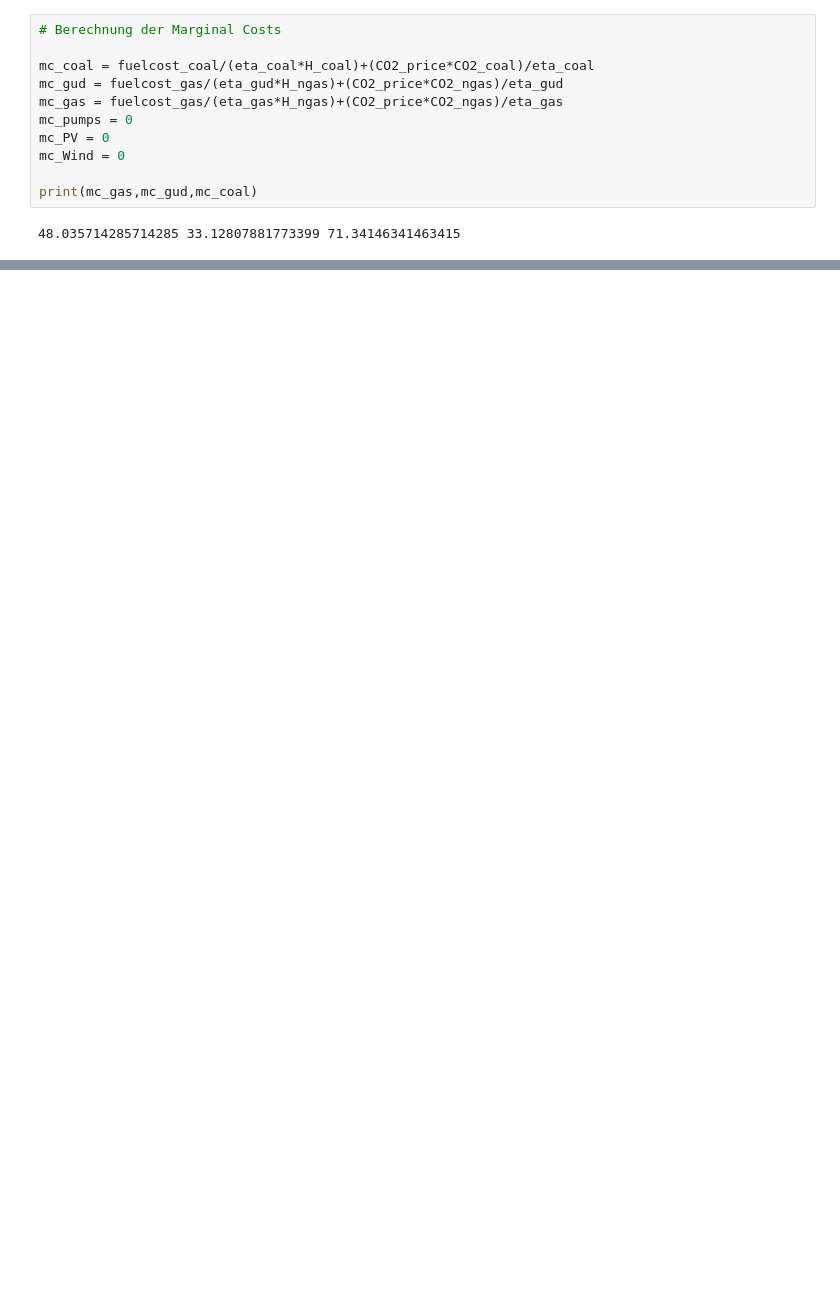
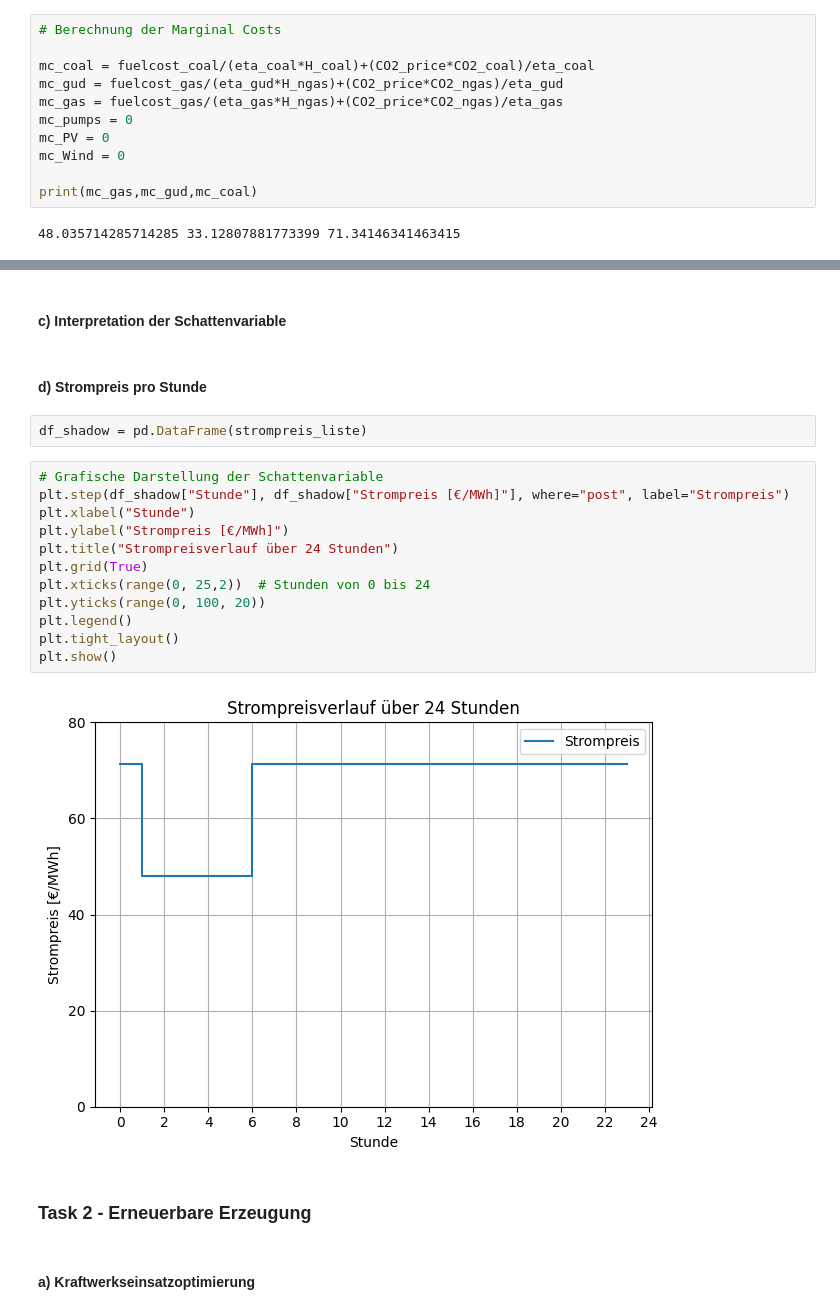
Before and after one commit to PeterGeyrhofer2103/Energiemodelle--Analysen, a Jupyter notebook: Exercise3/exercise3.ipynb, the cells around one changed output, grey strips where cells are left out. Cells and saved outputs as stored; diff of their text form; blank space fills up the shorter version.

```diff
--- a/Exercise3/exercise3.ipynb
+++ b/Exercise3/exercise3.ipynb
@@ -131,0 +204,24 @@ Stunde 23:
+# %% [markdown]
+#### c) Interpretation der Schattenvariable
+# %% [markdown]
+#### d) Strompreis pro Stunde
+# %%
+df_shadow = pd.DataFrame(strompreis_liste)
+# %%
+# Grafische Darstellung der Schattenvariable
+plt.step(df_shadow["Stunde"], df_shadow["Strompreis [€/MWh]"], where="post", label="Strompreis")
+plt.xlabel("Stunde")
+plt.ylabel("Strompreis [€/MWh]")
+plt.title("Strompreisverlauf über 24 Stunden")
+plt.grid(True)
+plt.xticks(range(0, 25,2))  # Stunden von 0 bis 24
+plt.yticks(range(0, 100, 20))
+plt.legend()
+plt.tight_layout()
+plt.show()
+# %% [output]
+[figure, added]
+# %% [markdown]
+### Task 2 - Erneuerbare Erzeugung
+# %% [markdown]
+#### a) Kraftwerkseinsatzoptimierung
```
Also changed, not shown: parts of 20 cells of this notebook.
